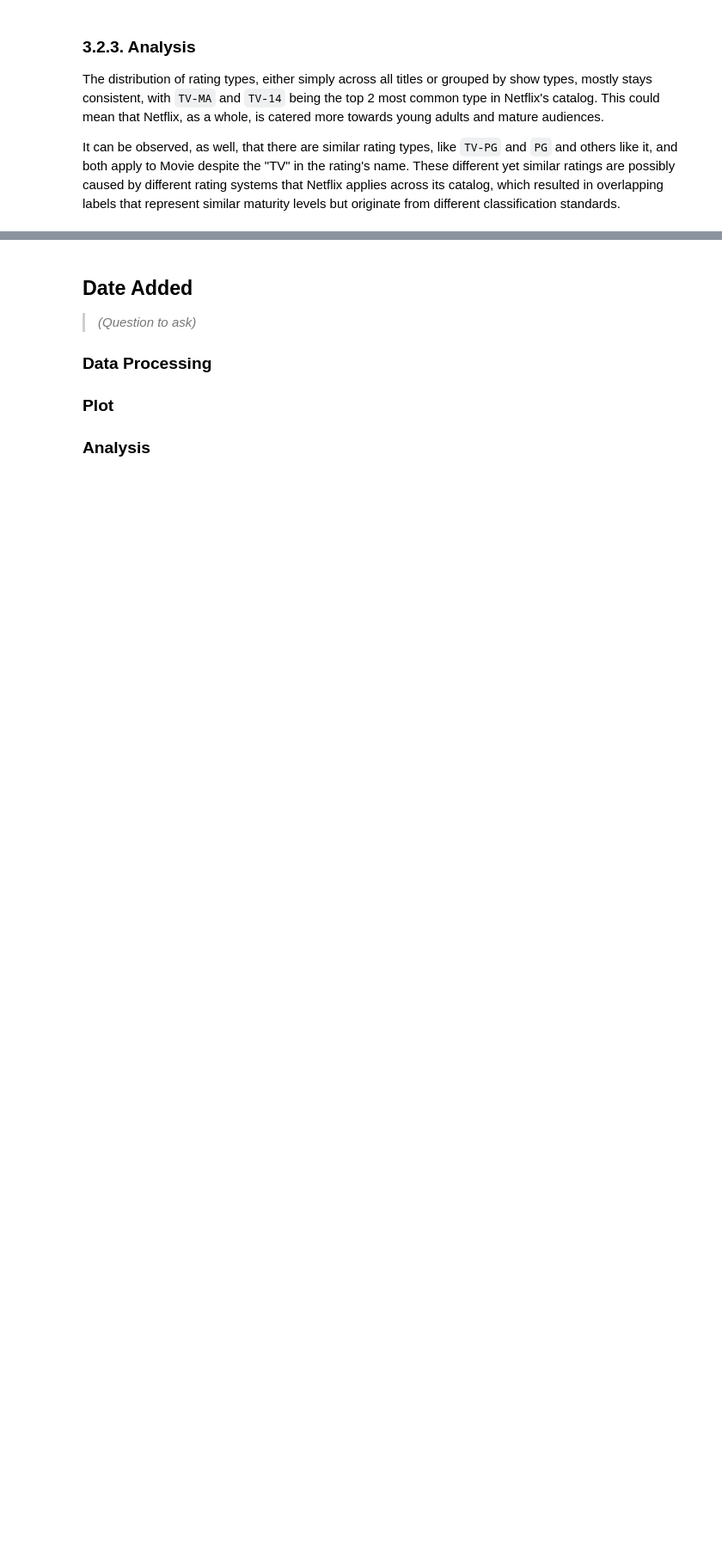
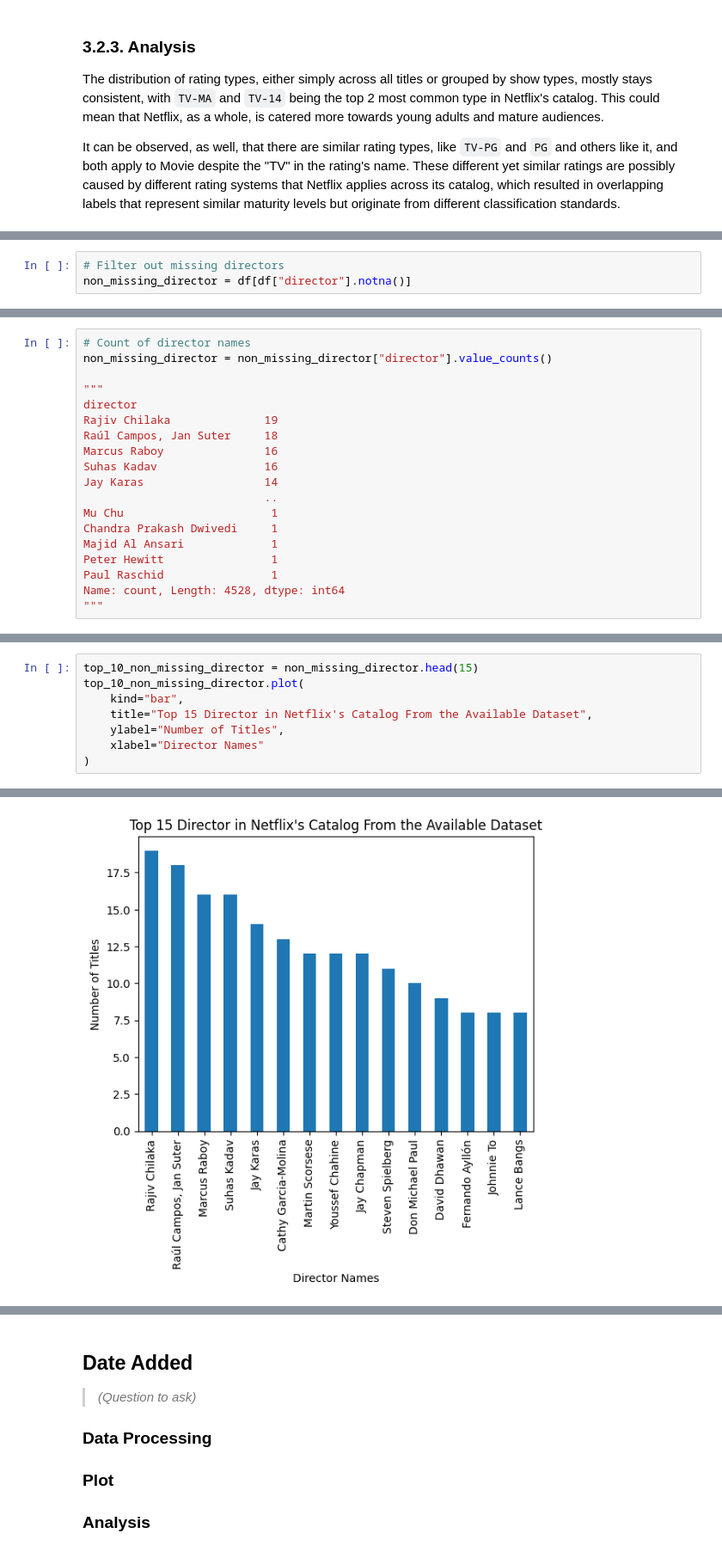
Before and after one commit to juanyeremia/netflix-movie-analysis, a Jupyter notebook: exploration.ipynb, the cells around one changed output, grey strips where cells are left out. Shown: that part at 86% size. Drawn from its saved outputs; the diff is of its cells as text; blank space fills up the shorter version.

Commit message:
Update: Done Popular Directors.

```diff
--- a/exploration.ipynb
+++ b/exploration.ipynb
@@ -239,0 +260,3 @@ It can be observed, as well, that there are similar rating types, like `TV-PG` a
+# %%
+# Filter out missing directors
+non_missing_director = df[df["director"].notna()]
@@ -239,0 +265,19 @@ It can be observed, as well, that there are similar rating types, like `TV-PG` a
+# %%
+# Count of director names
+non_missing_director = non_missing_director["director"].value_counts()
+
+"""
+director
+Rajiv Chilaka              19
+Raúl Campos, Jan Suter     18
+Marcus Raboy               16
+Suhas Kadav                16
+Jay Karas                  14
+                           ..
+Mu Chu                      1
+Chandra Prakash Dwivedi     1
+Majid Al Ansari             1
+Peter Hewitt                1
+Paul Raschid                1
+Name: count, Length: 4528, dtype: int64
+"""
@@ -239,0 +290,9 @@ It can be observed, as well, that there are similar rating types, like `TV-PG` a
+# %%
+top_10_non_missing_director = non_missing_director.head(15)
+top_10_non_missing_director.plot(
+    kind="bar",
+    title="Top 15 Director in Netflix's Catalog From the Available Dataset",
+    ylabel="Number of Titles",
+    xlabel="Director Names"
+)
+# %% [output]
@@ -239,0 +300 @@ It can be observed, as well, that there are similar rating types, like `TV-PG` a
+[figure, added]
```
Also changed, not shown: parts of 17 cells of this notebook.
